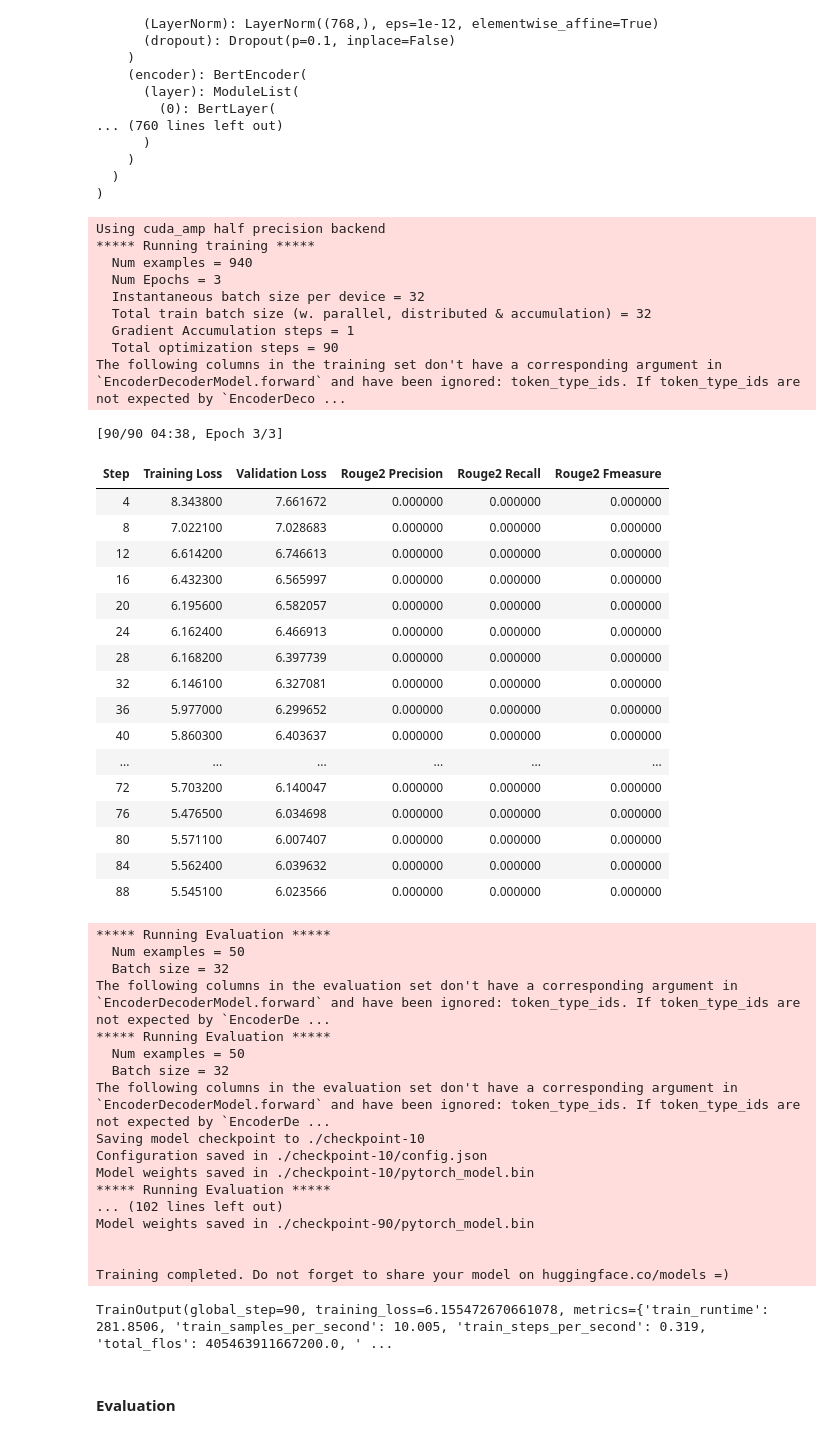
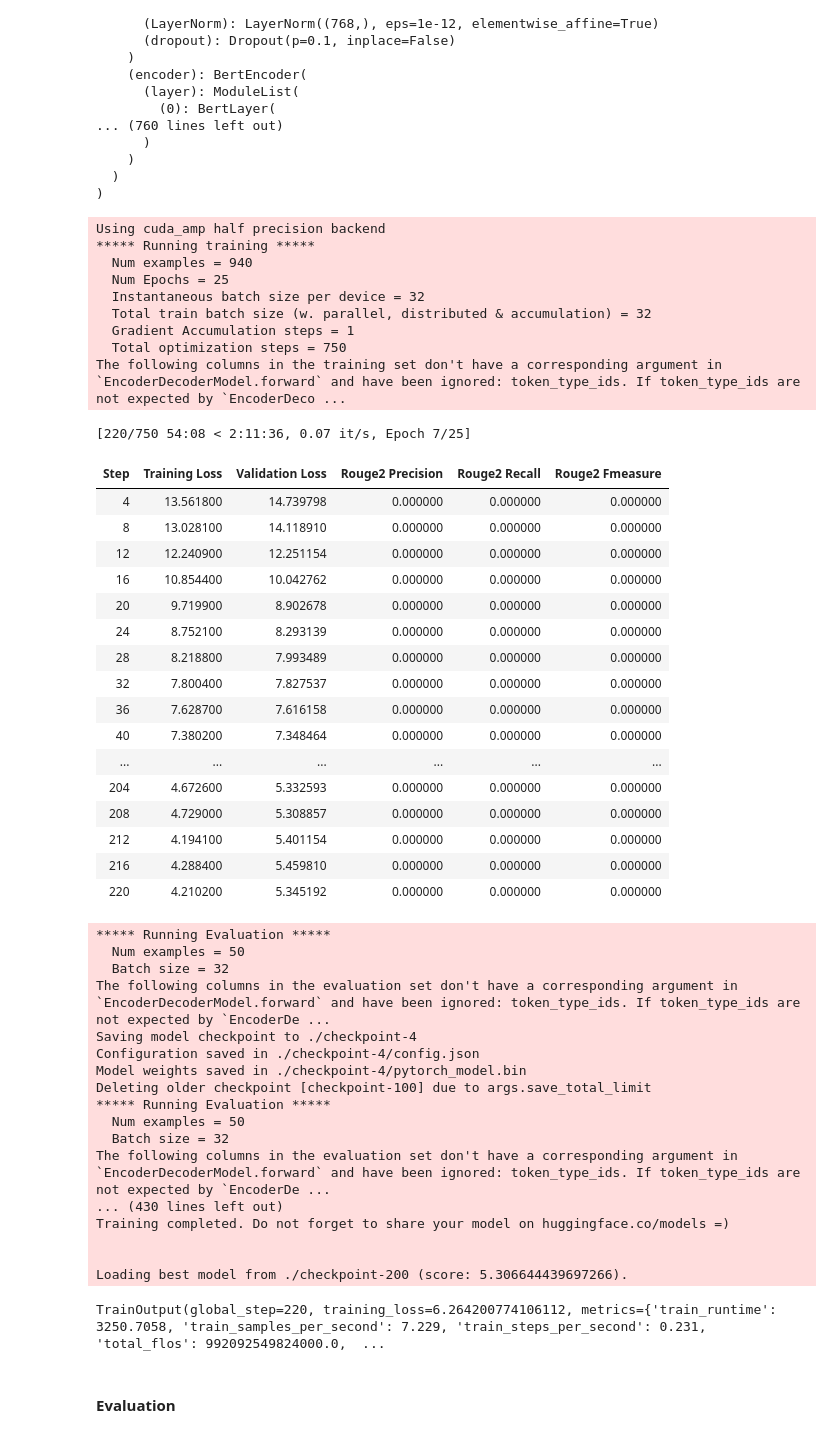
Before and after one commit to Connalia/htrec, a Jupyter notebook: bert2bert.ipynb, the cells around one changed output. Saved outputs shown, nothing was run; the diff lists cells and outputs as text; code cells hidden in the pictures.

```diff
--- a/bert2bert.ipynb
+++ b/bert2bert.ipynb
@@ -110,10 +110,13 @@ train_df[["HUMAN_TRANSCRIPTION", "SYSTEM_TRANSCRIPTION"]].head(3)
 # )
 # %% [markdown]
 #### Tokinizer
+# %%
+model_name =  "nlpaueb/bert-base-greek-uncased-v1"
+# model_name =  "pranaydeeps/Ancient-Greek-BERT"
 # %%
 from transformers import BertTokenizerFast
 # tokenizer = BertTokenizerFast.from_pretrained("pranaydeeps/Ancient-Greek-BERT")
-tokenizer = BertTokenizerFast.from_pretrained("nlpaueb/bert-base-greek-uncased-v1")
+tokenizer = BertTokenizerFast.from_pretrained(model_name)
 # %%
 MAX_LEN = 120
 encoder_max_length=MAX_LEN
@@ -282,5 +285,5 @@ OR
 # %%
 from transformers import EncoderDecoderModel
 # bert2bert = EncoderDecoderModel.from_encoder_decoder_pretrained("pranaydeeps/Ancient-Greek-BERT", "pranaydeeps/Ancient-Greek-BERT")
-bert2bert = EncoderDecoderModel.from_encoder_decoder_pretrained("nlpaueb/bert-base-greek-uncased-v1", "nlpaueb/bert-base-greek-uncased-v1")
+bert2bert = EncoderDecoderModel.from_encoder_decoder_pretrained(model_name, model_name)
 # %% [output]
@@ -392,11 +396,17 @@ training_args = Seq2SeqTrainingArguments(
     per_device_train_batch_size=batch_size,
     per_device_eval_batch_size=batch_size,
     fp16=True,
+    warmup_steps=1000,
+    learning_rate=2e-4,
+    seed=0,
     output_dir="./",
     logging_steps=2,
-    save_steps=10,
-    eval_steps=4,
-    num_train_epochs=3,
+    save_steps=4,
+    num_train_epochs=25,
+    eval_steps = 4, # Evaluation and Save happens every 10 steps
+    save_total_limit = 2, # Only last 5 models are saved. Older ones are deleted.
+    load_best_model_at_end=True,
+    metric_for_best_model = "loss",
     # logging_steps=1000,
     # save_steps=500,
     # eval_steps=7500,
@@ -432,59 +445,61 @@ def compute_metrics(pred):
 # %%
 # instantiate trainer
+
 trainer = Seq2SeqTrainer(
     model=bert2bert,
     args=training_args,
     compute_metrics=compute_metrics,
     train_dataset=training_set,#train_data,
-    eval_dataset=validation_set#val_data,
+    eval_dataset=validation_set,#val_data,
+    callbacks=[EarlyStoppingCallback(early_stopping_patience=5)]
 )
 trainer.train()
 # %% [output]
 Using cuda_amp half precision backend
 ***** Running training *****
   Num examples = 940
-  Num Epochs = 3
+  Num Epochs = 25
   Instantaneous batch size per device = 32
   Total train batch size (w. parallel, distributed & accumulation) = 32
   Gradient Accumulation steps = 1
-  Total optimization steps = 90
+  Total optimization steps = 750
 The following columns in the training set don't have a corresponding argument in `EncoderDecoderModel.forward` and have been ignored: token_type_ids. If token_type_ids are not expected by `EncoderDeco ...
-[90/90 04:38, Epoch 3/3]
+[220/750 54:08 < 2:11:36, 0.07 it/s, Epoch 7/25]
 | Step | Training Loss | Validation Loss | Rouge2 Precision | Rouge2 Recall | Rouge2 Fmeasure |
-| 4 | 8.343800 | 7.661672 | 0.000000 | 0.000000 | 0.000000 |
-| 8 | 7.022100 | 7.028683 | 0.000000 | 0.000000 | 0.000000 |
-| 12 | 6.614200 | 6.746613 | 0.000000 | 0.000000 | 0.000000 |
-| 16 | 6.432300 | 6.565997 | 0.000000 | 0.000000 | 0.000000 |
-| 20 | 6.195600 | 6.582057 | 0.000000 | 0.000000 | 0.000000 |
-| 24 | 6.162400 | 6.466913 | 0.000000 | 0.000000 | 0.000000 |
-| 28 | 6.168200 | 6.397739 | 0.000000 | 0.000000 | 0.000000 |
-| 32 | 6.146100 | 6.327081 | 0.000000 | 0.000000 | 0.000000 |
-| 36 | 5.977000 | 6.299652 | 0.000000 | 0.000000 | 0.000000 |
-| 40 | 5.860300 | 6.403637 | 0.000000 | 0.000000 | 0.000000 |
+| 4 | 13.561800 | 14.739798 | 0.000000 | 0.000000 | 0.000000 |
+| 8 | 13.028100 | 14.118910 | 0.000000 | 0.000000 | 0.000000 |
+| 12 | 12.240900 | 12.251154 | 0.000000 | 0.000000 | 0.000000 |
+| 16 | 10.854400 | 10.042762 | 0.000000 | 0.000000 | 0.000000 |
+| 20 | 9.719900 | 8.902678 | 0.000000 | 0.000000 | 0.000000 |
+| 24 | 8.752100 | 8.293139 | 0.000000 | 0.000000 | 0.000000 |
+| 28 | 8.218800 | 7.993489 | 0.000000 | 0.000000 | 0.000000 |
+| 32 | 7.800400 | 7.827537 | 0.000000 | 0.000000 | 0.000000 |
+| 36 | 7.628700 | 7.616158 | 0.000000 | 0.000000 | 0.000000 |
+| 40 | 7.380200 | 7.348464 | 0.000000 | 0.000000 | 0.000000 |
 | ... | ... | ... | ... | ... | ... |
-| 72 | 5.703200 | 6.140047 | 0.000000 | 0.000000 | 0.000000 |
-| 76 | 5.476500 | 6.034698 | 0.000000 | 0.000000 | 0.000000 |
-| 80 | 5.571100 | 6.007407 | 0.000000 | 0.000000 | 0.000000 |
-| 84 | 5.562400 | 6.039632 | 0.000000 | 0.000000 | 0.000000 |
-| 88 | 5.545100 | 6.023566 | 0.000000 | 0.000000 | 0.000000 |
+| 204 | 4.672600 | 5.332593 | 0.000000 | 0.000000 | 0.000000 |
+| 208 | 4.729000 | 5.308857 | 0.000000 | 0.000000 | 0.000000 |
+| 212 | 4.194100 | 5.401154 | 0.000000 | 0.000000 | 0.000000 |
+| 216 | 4.288400 | 5.459810 | 0.000000 | 0.000000 | 0.000000 |
+| 220 | 4.210200 | 5.345192 | 0.000000 | 0.000000 | 0.000000 |
 ***** Running Evaluation *****
   Num examples = 50
   Batch size = 32
 The following columns in the evaluation set don't have a corresponding argument in `EncoderDecoderModel.forward` and have been ignored: token_type_ids. If token_type_ids are not expected by `EncoderDe ...
+Saving model checkpoint to ./checkpoint-4
+Configuration saved in ./checkpoint-4/config.json
+Model weights saved in ./checkpoint-4/pytorch_model.bin
+Deleting older checkpoint [checkpoint-100] due to args.save_total_limit
 ***** Running Evaluation *****
   Num examples = 50
   Batch size = 32
 The following columns in the evaluation set don't have a corresponding argument in `EncoderDecoderModel.forward` and have been ignored: token_type_ids. If token_type_ids are not expected by `EncoderDe ...
-Saving model checkpoint to ./checkpoint-10
-Configuration saved in ./checkpoint-10/config.json
-Model weights saved in ./checkpoint-10/pytorch_model.bin
-***** Running Evaluation *****
-... (102 lines left out)
-Model weights saved in ./checkpoint-90/pytorch_model.bin
+... (430 lines left out)
+Training completed. Do not forget to share your model on huggingface.co/models =)
 
 
-Training completed. Do not forget to share your model on huggingface.co/models =)
+Loading best model from ./checkpoint-200 (score: 5.306644439697266).
-TrainOutput(global_step=90, training_loss=6.155472670661078, metrics={'train_runtime': 281.8506, 'train_samples_per_second': 10.005, 'train_steps_per_second': 0.319, 'total_flos': 405463911667200.0, ' ...
+TrainOutput(global_step=220, training_loss=6.264200774106112, metrics={'train_runtime': 3250.7058, 'train_samples_per_second': 7.229, 'train_steps_per_second': 0.231, 'total_flos': 992092549824000.0,  ...
 # %% [markdown]
 #### Evaluation
 # %%
```
Also changed, not shown: parts of 7 cells of this notebook, 3 other files.
